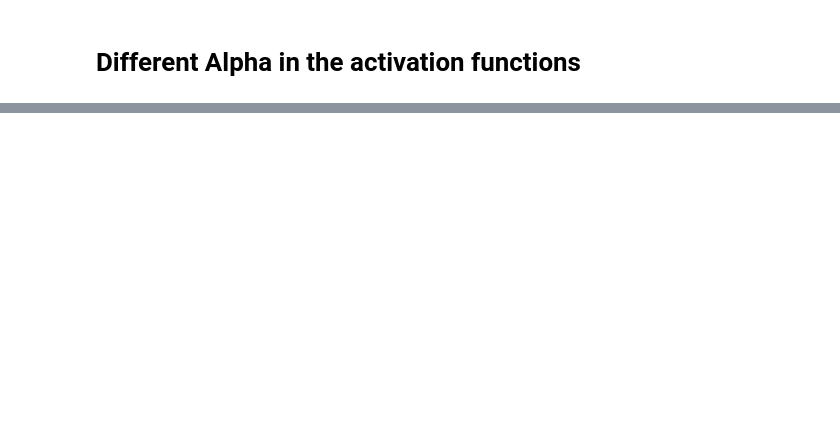
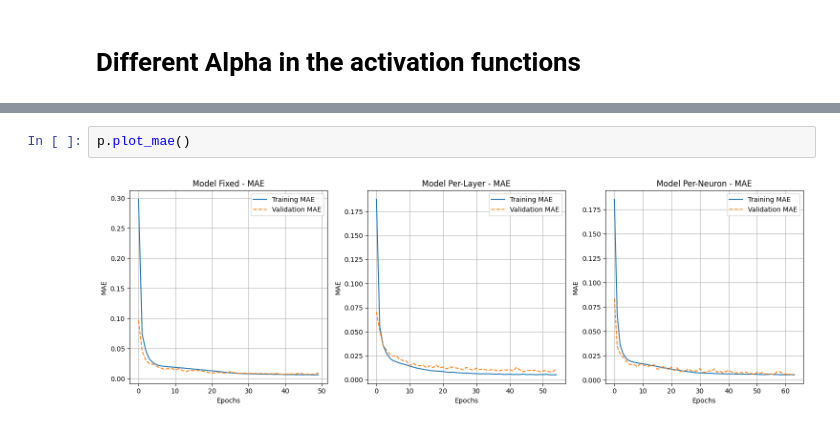
Before and after one commit to Immaioz/FONN, a Jupyter notebook: Example FO.ipynb, the cells around one changed output, grey strips where cells are left out. Drawn from its saved outputs; the diff is of its cells as text; blank space fills up the shorter version.

```diff
--- a/Example FO.ipynb
+++ b/Example FO.ipynb
@@ -340,0 +200,4 @@ Model Per-Neuron:
+# %%
+p.plot_mae()
+# %% [output]
+[figure, added]
```
Also changed, not shown: parts of 21 cells of this notebook, 3 other files.
